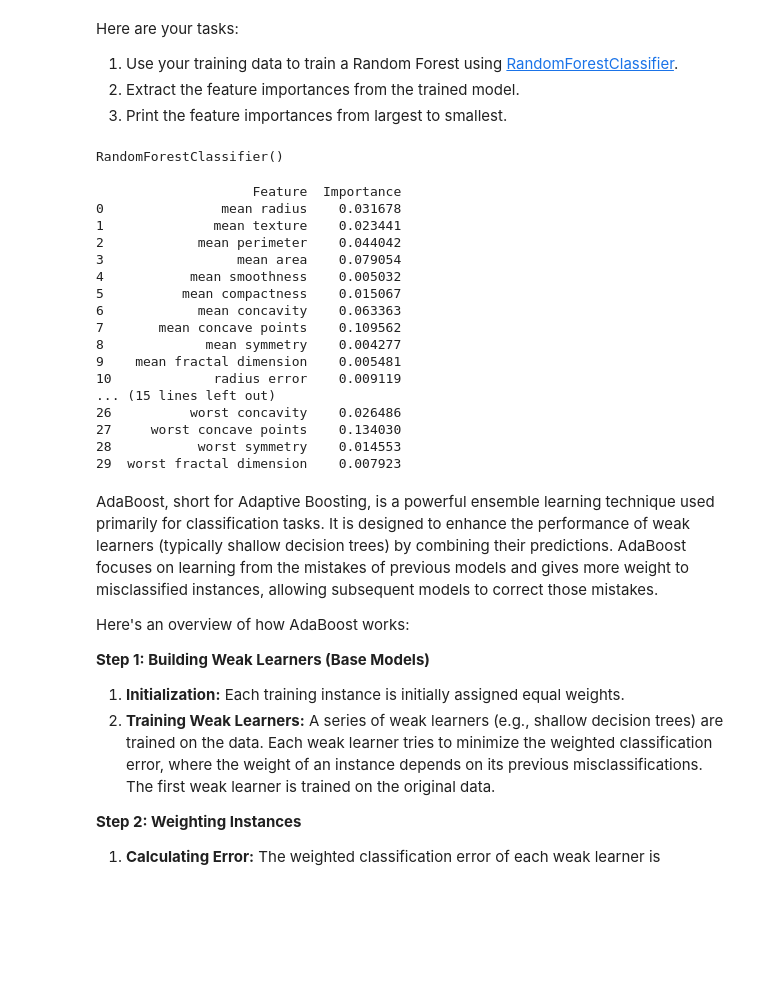
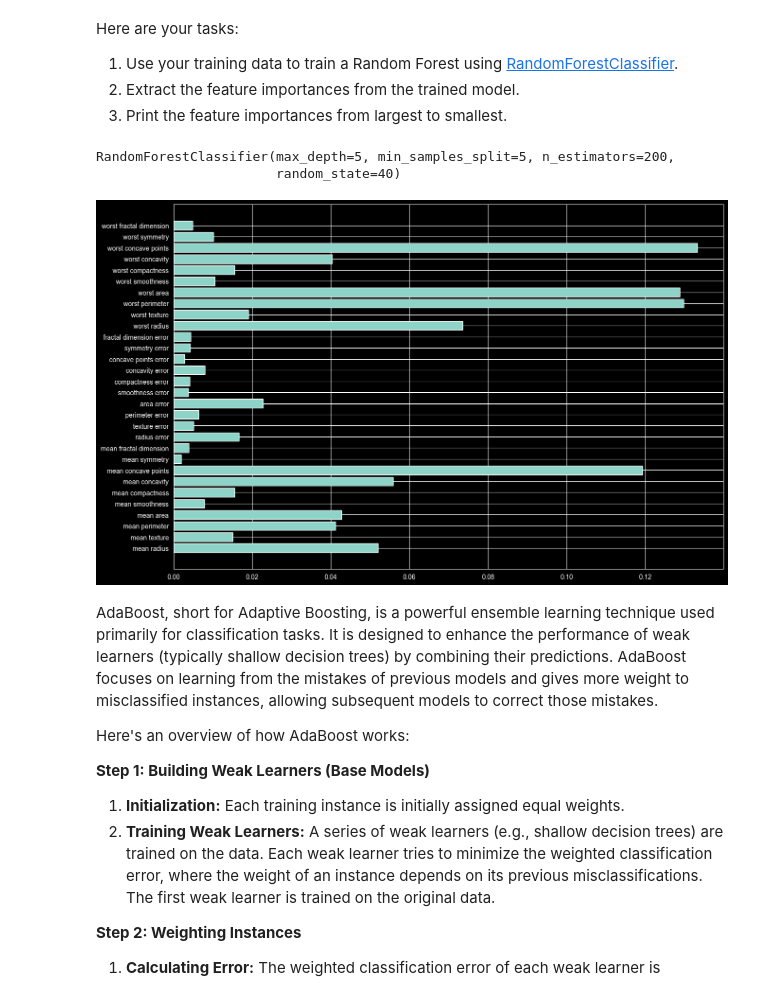
Before and after one commit to ivan-podorozhnyi/guild-mle-projects, a Jupyter notebook: Student_MLE_MiniProject_Trees_and_Forests.ipynb, the cells around one changed output. Drawn from its saved outputs; the diff is of its cells as text; code cells hidden in the pictures; blank space fills up the shorter version.

```diff
--- a/Student_MLE_MiniProject_Trees_and_Forests.ipynb
+++ b/Student_MLE_MiniProject_Trees_and_Forests.ipynb
@@ -143,37 +143,27 @@ Here are your tasks:
 3. Print the feature importances from largest to smallest.
 # %%
 # Train random forest model
-random_forest = RandomForestClassifier()
+random_forest = RandomForestClassifier(n_estimators=200,
+                                       max_depth=5,
+                                       min_samples_split=5,
+                                       random_state=40)
 random_forest.fit(x_train, y_train)
 # %% [output]
-RandomForestClassifier()
+RandomForestClassifier(max_depth=5, min_samples_split=5, n_estimators=200,
+                       random_state=40)
 # %%
 # Extract feature importances
 feature_importance = pd.DataFrame({
     'Feature': dataset.feature_names,
     'Importance': random_forest.feature_importances_
 })
-# %%
-# Print feature importance
-print(feature_importance)
-# %% [output]
-                    Feature  Importance
-0               mean radius    0.031678
-1              mean texture    0.023441
-2            mean perimeter    0.044042
-3                 mean area    0.079054
-4           mean smoothness    0.005032
-5          mean compactness    0.015067
-6            mean concavity    0.063363
-7       mean concave points    0.109562
-8             mean symmetry    0.004277
-9    mean fractal dimension    0.005481
-10             radius error    0.009119
-... (15 lines left out)
-26          worst concavity    0.026486
-27     worst concave points    0.134030
-28           worst symmetry    0.014553
-29  worst fractal dimension    0.007923
+# %%
+# Print feature importance
+plt.figure(figsize=(15,10))
+plt.barh(feature_importance['Feature'], feature_importance['Importance'])
+plt.show()
+# %% [output]
+[figure, added]
 # %% [markdown]
 AdaBoost, short for Adaptive Boosting, is a powerful ensemble learning technique used primarily for classification tasks. It is designed to enhance the performance of weak learners (typically shallow decision trees) by combining their predictions. AdaBoost focuses on learning from the mistakes of previous models and gives more weight to misclassified instances, allowing subsequent models to correct those mistakes.
 
```
Also changed, not shown: parts of 6 cells of this notebook.
